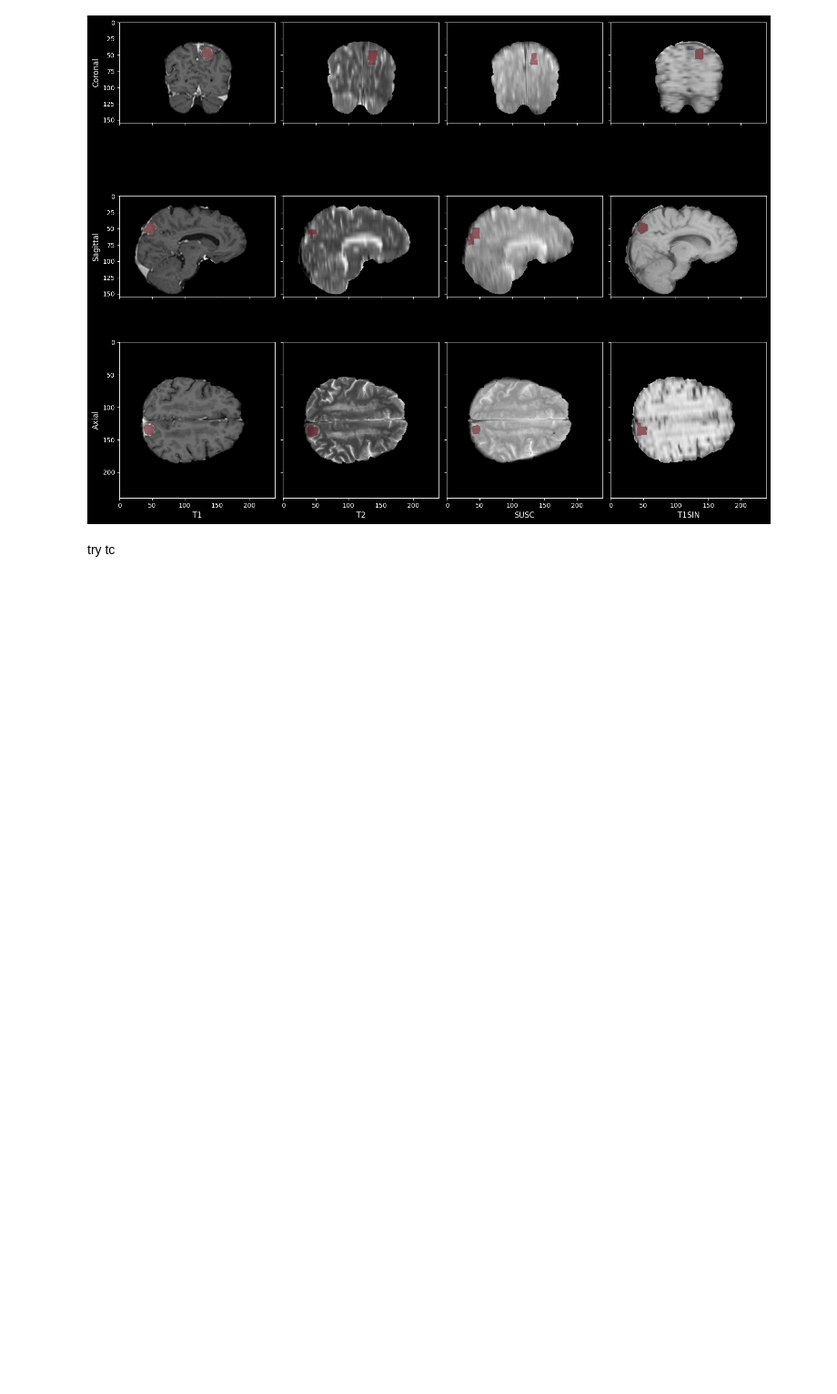
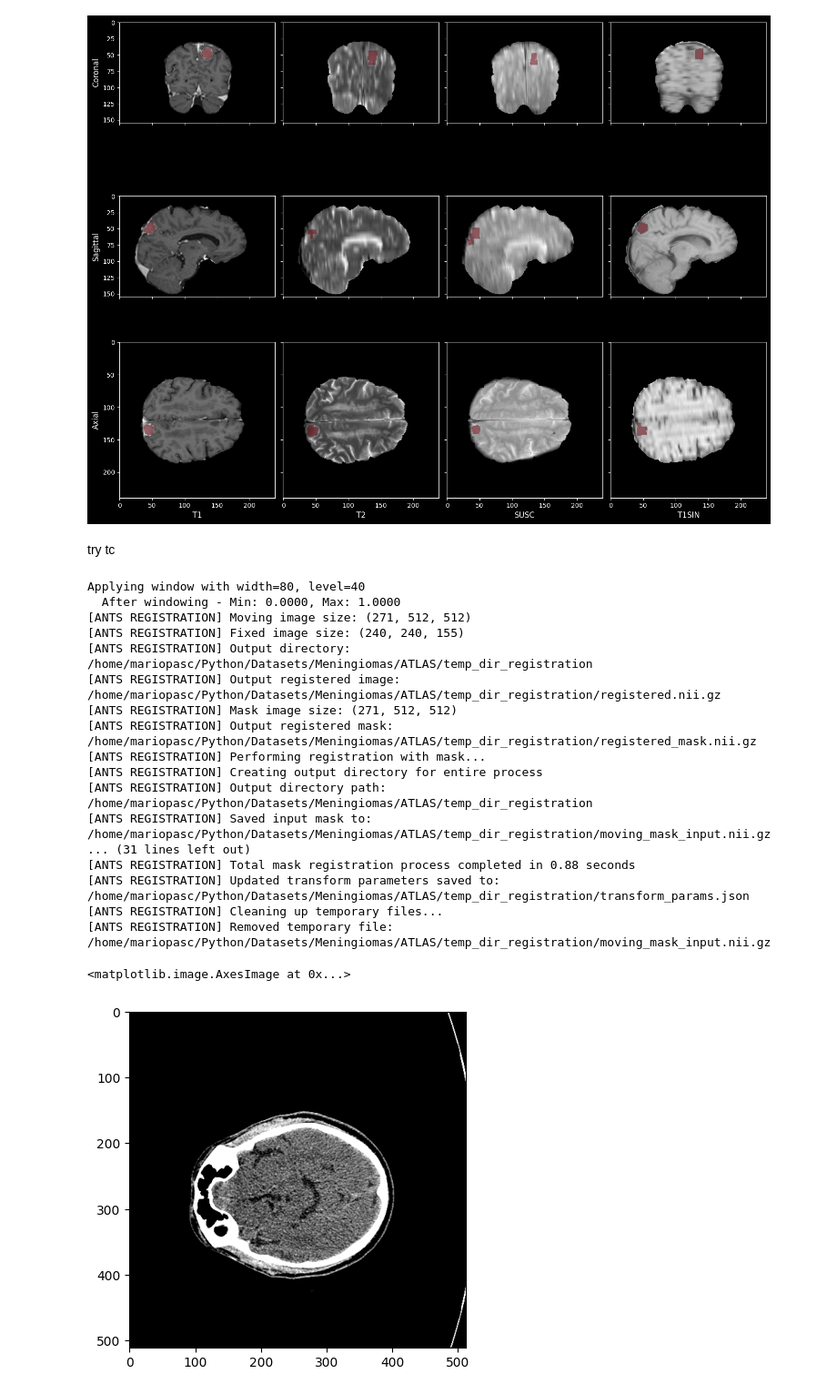
Before and after one commit to MarioPasc/Meningioma, a Jupyter notebook: scripts/dataset/normalization_results.ipynb, the cells around one changed output. Shown at 91% size. Cells and saved outputs as stored; diff of their text form; code cells hidden in the pictures; blank space fills up the shorter version.

Commit message:
Try TC registering to T1

```diff
--- a/scripts/dataset/normalization_results.ipynb
+++ b/scripts/dataset/normalization_results.ipynb
@@ -168,0 +165,44 @@ TC_PATH = /home/mariopasc/Python/Datasets/Meningiomas/Meningioma_Adquisition/TC/
+# %%
+import nrrd
+
+from Meningioma.external.surfa.docs import conf
+from Meningioma.preprocessing.tools.remove_extra_channels import remove_first_channel
+from Meningioma.preprocessing.tools.nrrd_to_nifti import nifti_write_3d
+from Meningioma.preprocessing.tools.casting import cast_volume_and_mask
+from Meningioma.preprocessing.tools.hu_window import apply_window
+from Meningioma.preprocessing.tools.skull_stripping.fsl_bet import fsl_bet_brain_extraction
+from Meningioma.preprocessing.tools.registration.ants_registration import register_image_to_sri24
+
+TC_PATH = "/home/mariopasc/Python/Datasets/Meningiomas/Meningioma_Adquisition/TC/P1"
+
+OUT = "/home/mariopasc/Python/Datasets/Meningiomas"
+
+tc_image, hdr = nrrd.read(os.path.join(TC_PATH, "TC_P1.nrrd"))
+mask, hdr = nrrd.read(os.path.join(TC_PATH, "TC_P1_seg.nrrd"))
+tc_image = apply_window(sitk.GetImageFromArray(tc_image),
+                        window_level=40,
+                        window_width=80, verbose=True)
+
+tc_image_registered, mask, transforms = register_image_to_sri24(moving_image=tc_image, moving_mask=sitk.GetImageFromArray(mask),
+                                   config_path="/home/mariopasc/Python/Projects/Meningioma/src/Meningioma/preprocessing/configs/registration_sri24.yaml",
+                                   verbose=True)
+# %% [output]
+Applying window with width=80, level=40
+  After windowing - Min: 0.0000, Max: 1.0000
+[ANTS REGISTRATION] Moving image size: (271, 512, 512)
+[ANTS REGISTRATION] Fixed image size: (240, 240, 155)
+[ANTS REGISTRATION] Output directory: /home/mariopasc/Python/Datasets/Meningiomas/ATLAS/temp_dir_registration
+[ANTS REGISTRATION] Output registered image: /home/mariopasc/Python/Datasets/Meningiomas/ATLAS/temp_dir_registration/registered.nii.gz
+[ANTS REGISTRATION] Mask image size: (271, 512, 512)
+[ANTS REGISTRATION] Output registered mask: /home/mariopasc/Python/Datasets/Meningiomas/ATLAS/temp_dir_registration/registered_mask.nii.gz
+[ANTS REGISTRATION] Performing registration with mask...
+[ANTS REGISTRATION] Creating output directory for entire process
+[ANTS REGISTRATION] Output directory path: /home/mariopasc/Python/Datasets/Meningiomas/ATLAS/temp_dir_registration
+[ANTS REGISTRATION] Saved input mask to: /home/mariopasc/Python/Datasets/Meningiomas/ATLAS/temp_dir_registration/moving_mask_input.nii.gz
+... (31 lines left out)
+[ANTS REGISTRATION] Total mask registration process completed in 0.88 seconds
+[ANTS REGISTRATION] Updated transform parameters saved to: /home/mariopasc/Python/Datasets/Meningiomas/ATLAS/temp_dir_registration/transform_params.json
+[ANTS REGISTRATION] Cleaning up temporary files...
+[ANTS REGISTRATION] Removed temporary file: /home/mariopasc/Python/Datasets/Meningiomas/ATLAS/temp_dir_registration/moving_mask_input.nii.gz
+<matplotlib.image.AxesImage at 0x...>
+[figure, added]
```
Also changed, not shown: parts of 2 cells of this notebook.
